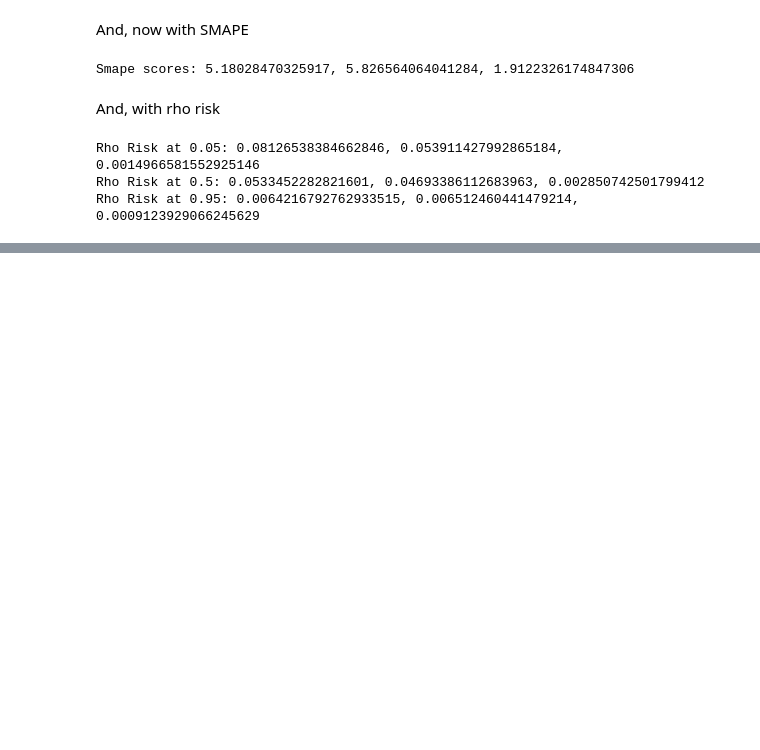
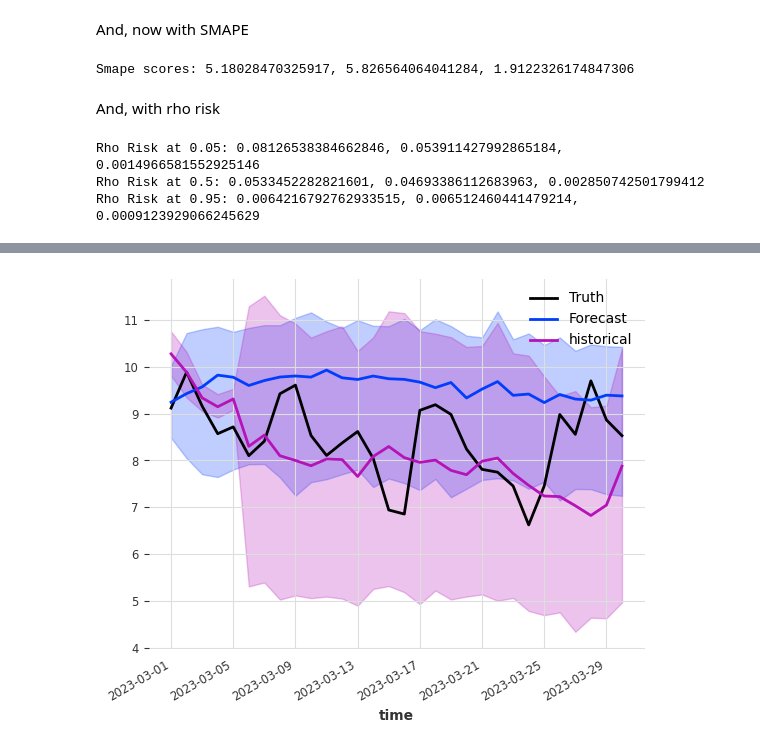
Before and after one commit to boettiger-lab/neon4cast-darts-submit, a Jupyter notebook: scoring_exploration.ipynb, the cells around one changed output, grey strips where cells are left out. Saved outputs shown, nothing was run; the diff lists cells and outputs as text; code cells hidden in the pictures; blank space fills up the shorter version.

```diff
--- a/scoring_exploration.ipynb
+++ b/scoring_exploration.ipynb
@@ -486,0 +549,4 @@ Rho Risk at 0.95: 0.0064216792762933515, 0.006512460441479214, 0.000912392906624
+# %%
+make_plot("trash_null", "ARIK", "oxygen", _record_dict)
+# %% [output]
+[figure, added]
```
Also changed, not shown: parts of 8 cells of this notebook.
